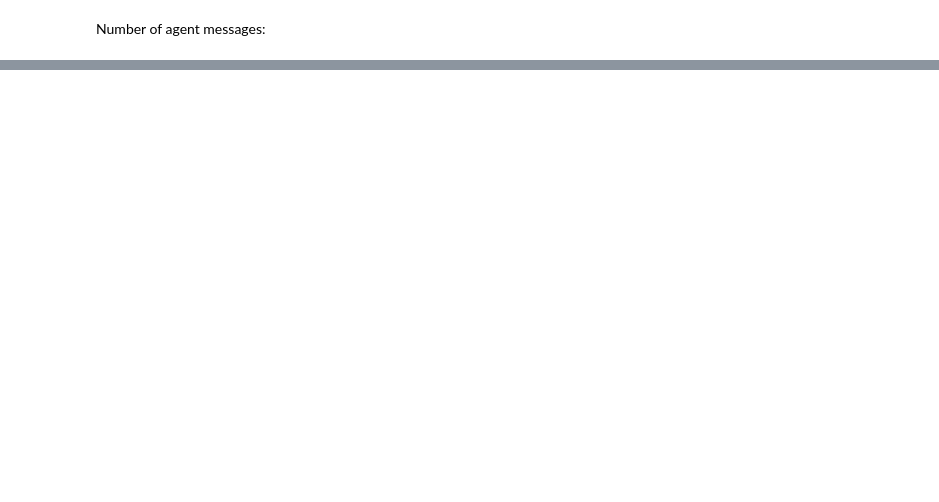
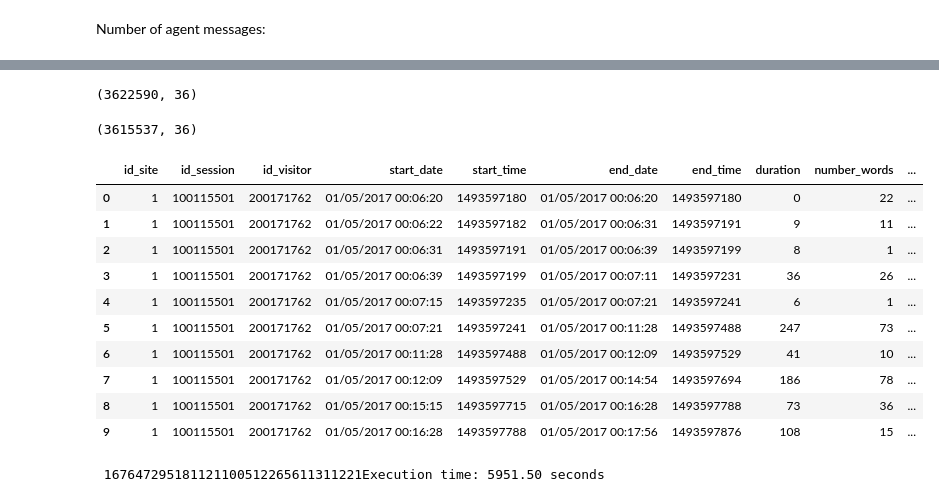
Before and after one commit to TamirS94/Service-system-research, a Jupyter notebook: nadav_new.ipynb, the cells around one changed output, grey strips where cells are left out. Saved outputs shown, nothing was run; the diff lists cells and outputs as text; code cells hidden in the pictures; blank space fills up the shorter version.

```diff
--- a/nadav_new.ipynb
+++ b/nadav_new.ipynb
@@ -67,0 +92,6 @@ df_messages_upd["id_session"].nunique()
+# %%
+df = pd.read_csv(r"C:\Users\nadid\Downloads\df_1_not_merged_2_merged_04_1_26.csv")
+
+
+
+df.head(5)
@@ -67,0 +105,2 @@ df_messages_upd["id_session"].nunique()
+# %%
+df.columns = df.columns.str.replace(' ', '', regex=False)
@@ -67,0 +269,27 @@ df_messages_upd["id_session"].nunique()
+# %%
+df_merged = df.merge(df_sessions_merge, on = ["id_session", "id_rep"], how = "left")
+
+df_merged.shape
+# %% [output]
+(3622590, 36)
+# %%
+df_merged[df_merged[["id_session", "id_rep"]].duplicated(keep = False)].shape
+# %% [output]
+(3615537, 36)
+# %%
+df = df.sort_values(by = ["id_rep", "end_time"]).reset_index(drop = True)
+
+
+df.head(10)
+# %% [output]
+|  | id_site | id_session | id_visitor | start_date | start_time | end_date | end_time | duration | number_words | ... |
+| 0 | 1 | 100115501 | 200171762 | 01/05/2017 00:06:20 | 1493597180 | 01/05/2017 00:06:20 | 1493597180 | 0 | 22 | ... |
+| 1 | 1 | 100115501 | 200171762 | 01/05/2017 00:06:22 | 1493597182 | 01/05/2017 00:06:31 | 1493597191 | 9 | 11 | ... |
+| 2 | 1 | 100115501 | 200171762 | 01/05/2017 00:06:31 | 1493597191 | 01/05/2017 00:06:39 | 1493597199 | 8 | 1 | ... |
+| 3 | 1 | 100115501 | 200171762 | 01/05/2017 00:06:39 | 1493597199 | 01/05/2017 00:07:11 | 1493597231 | 36 | 26 | ... |
+| 4 | 1 | 100115501 | 200171762 | 01/05/2017 00:07:15 | 1493597235 | 01/05/2017 00:07:21 | 1493597241 | 6 | 1 | ... |
+| 5 | 1 | 100115501 | 200171762 | 01/05/2017 00:07:21 | 1493597241 | 01/05/2017 00:11:28 | 1493597488 | 247 | 73 | ... |
+| 6 | 1 | 100115501 | 200171762 | 01/05/2017 00:11:28 | 1493597488 | 01/05/2017 00:12:09 | 1493597529 | 41 | 10 | ... |
+| 7 | 1 | 100115501 | 200171762 | 01/05/2017 00:12:09 | 1493597529 | 01/05/2017 00:14:54 | 1493597694 | 186 | 78 | ... |
+| 8 | 1 | 100115501 | 200171762 | 01/05/2017 00:15:15 | 1493597715 | 01/05/2017 00:16:28 | 1493597788 | 73 | 36 | ... |
+| 9 | 1 | 100115501 | 200171762 | 01/05/2017 00:16:28 | 1493597788 | 01/05/2017 00:17:56 | 1493597876 | 108 | 15 | ... |
@@ -67,0 +298,34 @@ df_messages_upd["id_session"].nunique()
+# %%
+#Inserting all messages sent by the agent to a dataframe:
+filtered_rows = df[df['event_type'] == 2].reset_index(drop = True)
+filtered_rows["choice_set"] = filtered_rows.index
+# Start timing for loading time of the code:
+start_time = time.time()
+
+# this function indetifies concurrent sessions
+def get_data_for_an_identifier(row):
+    print('\r', row['index'], end='')
+    # filtering the session level dataframe according to the agent number that is shown in filtered_rows (the filtered df with only the agent msg)
+    # tmp_df is a session level dataframe that shows details of all the sessions that the given agent is a part of.
+    tmp_df = df_sessions_merge[df_sessions_merge['id_rep'] == row['id_rep']]
+    # identifying the sessions that started before the end_time of the agent's message in filtered_rows,
+    # and ended after the end_time of the agent's message.
+    tmp_df = tmp_df[tmp_df['chat_end_time'] > row['end_time']]
+    tmp_df = tmp_df[tmp_df['queue_exit_time'] < row['end_time']]
+    # returning the time of msg, chosen session, and all the concurrent sessions in a list.
+    return {"choice_set_id": row["choice_set"],'id_rep': row['id_rep'], 'event_id': row['event_id'], 'time':[row['end_time']],
+            'session_id_chosen':[row['id_session']], 'concurrent_sessions':tmp_df['id_session'].tolist()}
+
+# applying the function on filtered_rows
+result_dicts  = filtered_rows.reset_index().apply(lambda row: get_data_for_an_identifier(row), axis=1)
+# creating df with returned dictionary
+aggregated_df = pd.DataFrame(list(result_dicts))
+aggregated_df.head(50)
+
+# End timing
+end_time = time.time()
+
+# Print execution time
+print(f"Execution time: {end_time - start_time:.2f} seconds")
+# %% [output]
+ 167647295181121100512265611311221Execution time: 5951.50 seconds
```
Also changed, not shown: parts of 53 cells of this notebook, 2 other files.
